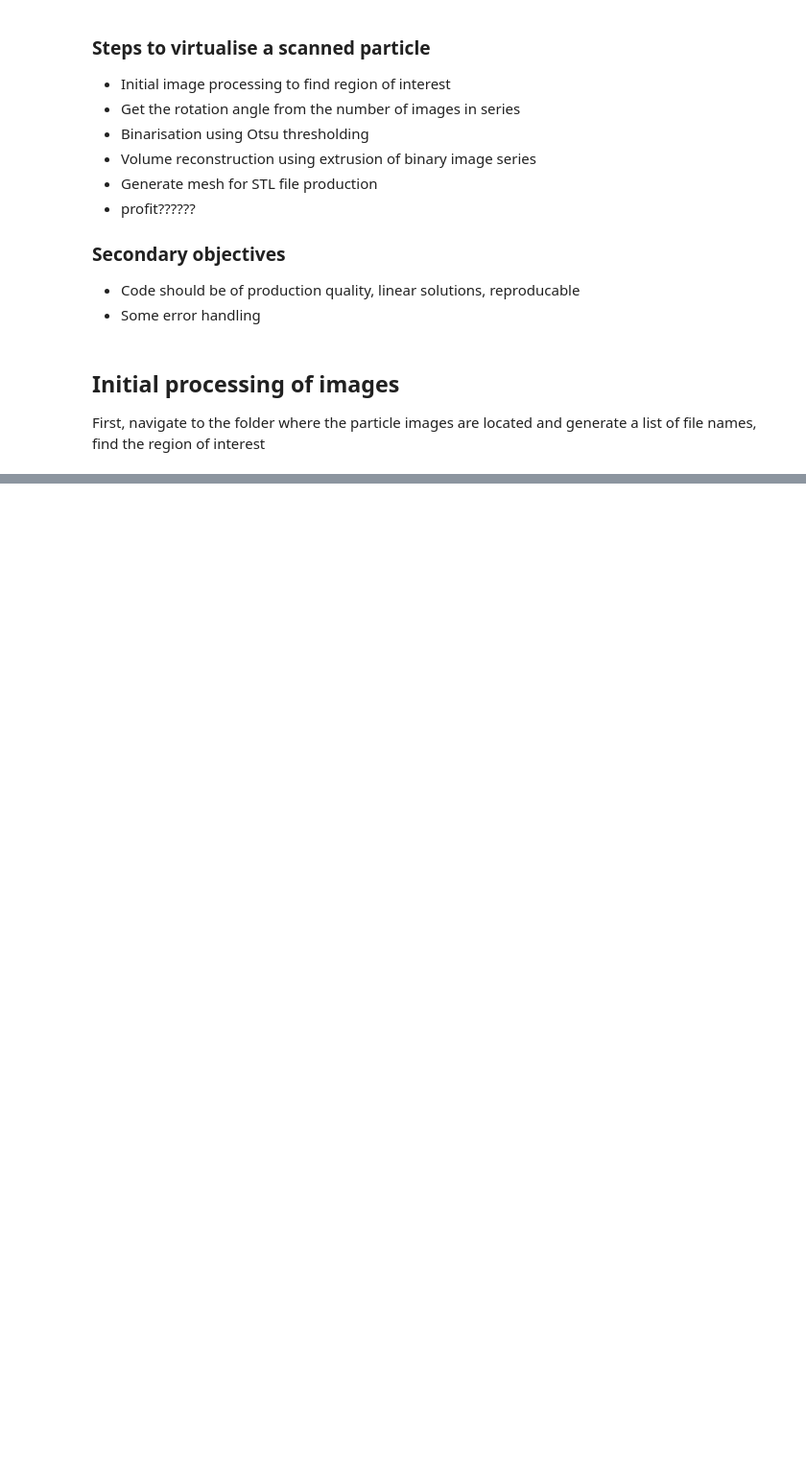
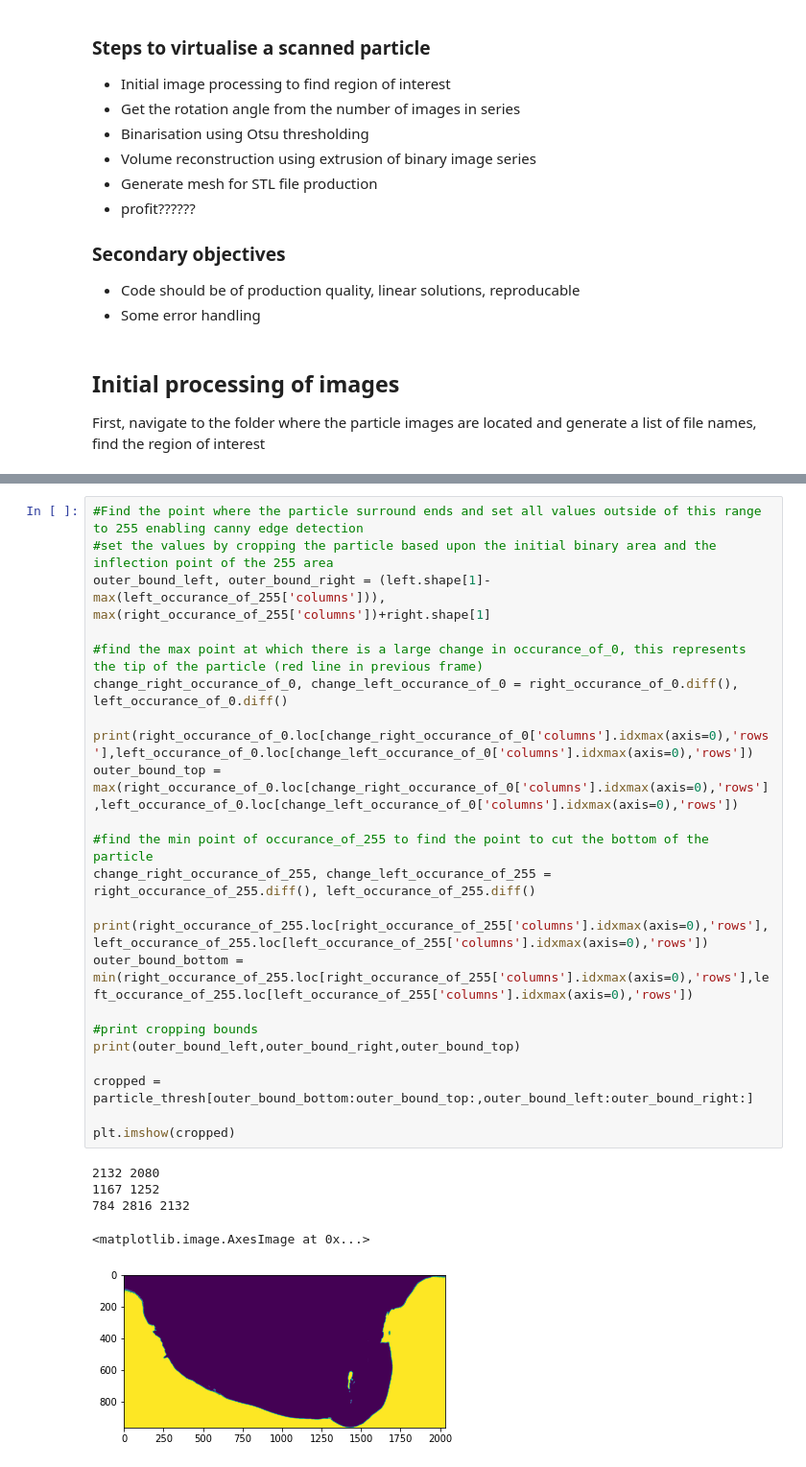
Before and after one commit to Gustafferson/particleVirtualization, a Jupyter notebook: testBed.ipynb, the cells around one changed output, grey strips where cells are left out. Shown at 96% size. Cells and saved outputs as stored; diff of their text form; blank space fills up the shorter version.

```diff
--- a/testBed.ipynb
+++ b/testBed.ipynb
@@ -68,0 +127,29 @@ plt.imshow(th3,'gray')
+# %%
+#Find the point where the particle surround ends and set all values outside of this range to 255 enabling canny edge detection
+#set the values by cropping the particle based upon the initial binary area and the inflection point of the 255 area
+outer_bound_left, outer_bound_right = (left.shape[1]-max(left_occurance_of_255['columns'])), max(right_occurance_of_255['columns'])+right.shape[1]
+
+#find the max point at which there is a large change in occurance_of_0, this represents the tip of the particle (red line in previous frame)
+change_right_occurance_of_0, change_left_occurance_of_0 = right_occurance_of_0.diff(), left_occurance_of_0.diff()
+
+print(right_occurance_of_0.loc[change_right_occurance_of_0['columns'].idxmax(axis=0),'rows'],left_occurance_of_0.loc[change_left_occurance_of_0['columns'].idxmax(axis=0),'rows'])
+outer_bound_top = max(right_occurance_of_0.loc[change_right_occurance_of_0['columns'].idxmax(axis=0),'rows'],left_occurance_of_0.loc[change_left_occurance_of_0['columns'].idxmax(axis=0),'rows'])
+
+#find the min point of occurance_of_255 to find the point to cut the bottom of the particle
+change_right_occurance_of_255, change_left_occurance_of_255 = right_occurance_of_255.diff(), left_occurance_of_255.diff()
+
+print(right_occurance_of_255.loc[right_occurance_of_255['columns'].idxmax(axis=0),'rows'],left_occurance_of_255.loc[left_occurance_of_255['columns'].idxmax(axis=0),'rows'])
+outer_bound_bottom = min(right_occurance_of_255.loc[right_occurance_of_255['columns'].idxmax(axis=0),'rows'],left_occurance_of_255.loc[left_occurance_of_255['columns'].idxmax(axis=0),'rows'])
+
+#print cropping bounds
+print(outer_bound_left,outer_bound_right,outer_bound_top)
+
+cropped = particle_thresh[outer_bound_bottom:outer_bound_top:,outer_bound_left:outer_bound_right:]
+
+plt.imshow(cropped)
+# %% [output]
+2132 2080
+1167 1252
+784 2816 2132
+<matplotlib.image.AxesImage at 0x...>
+[figure, added]
```
Also changed, not shown: parts of 7 cells of this notebook, 1 other file.
